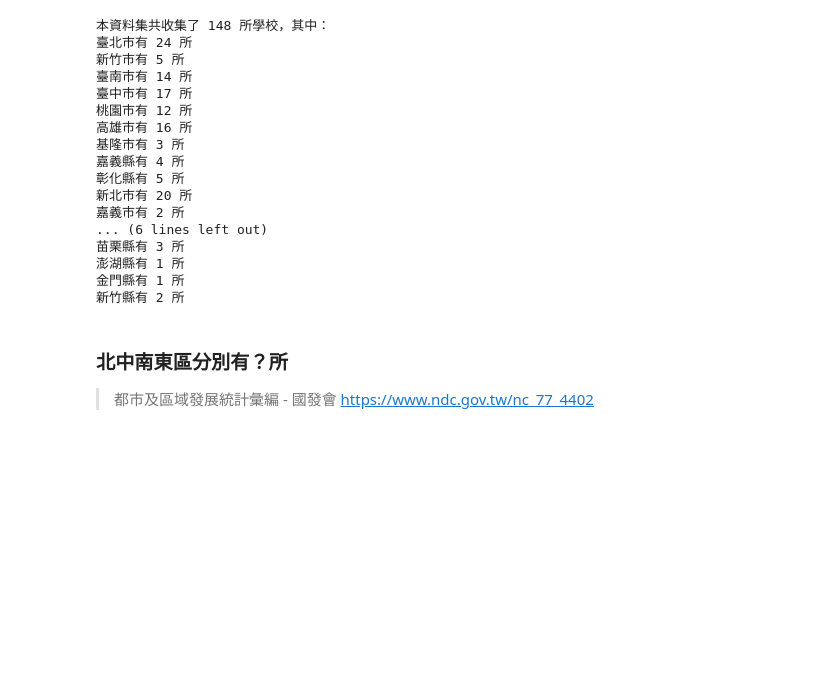
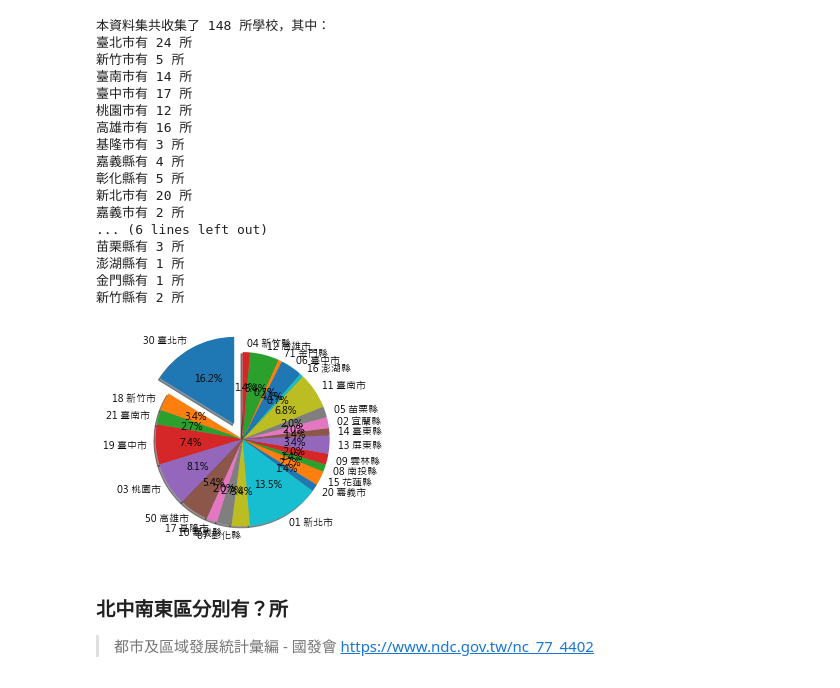
Before and after one commit to whyhugo/LATIA112-1, a Jupyter notebook: data_processing/Lab.ipynb, the cells around one changed output. Drawn from its saved outputs; the diff is of its cells as text; code cells hidden in the pictures; blank space fills up the shorter version.

```diff
--- a/data_processing/Lab.ipynb
+++ b/data_processing/Lab.ipynb
@@ -102,6 +118,25 @@ for city in city_list:
 澎湖縣有 1 所
 金門縣有 1 所
 新竹縣有 2 所
+# %%
+df1 = df.drop_duplicates('學校代碼')
+count = df1['縣市名稱'].value_counts()
+city_list = df1['縣市名稱'].unique()
+sizes = [count[x] for x in df1['縣市名稱'].unique()]
+labels = city_list
+#colors = [(random.randint(0,255),random.randint(0,255),random.randint(0,255)) for _ in range(21)]
+explode = (0.2, 0, 0, 0, 0, 0, 0, 0, 0, 0, 0, 0, 0, 0, 0, 0, 0, 0, 0, 0, 0, 0, 0, 0)
+plt.pie(sizes,
+       explode=explode,
+       labels=labels,
+       labeldistance=1.1,
+       autopct="%2.1f%%",
+       pctdistance=0.6,
+       shadow=True,
+       startangle=90)
+plt.show()
+# %% [output]
+[figure, added]
 # %% [markdown]
 ### 北中南東區分別有？所
 
```
Also changed, not shown: parts of 4 cells of this notebook.
